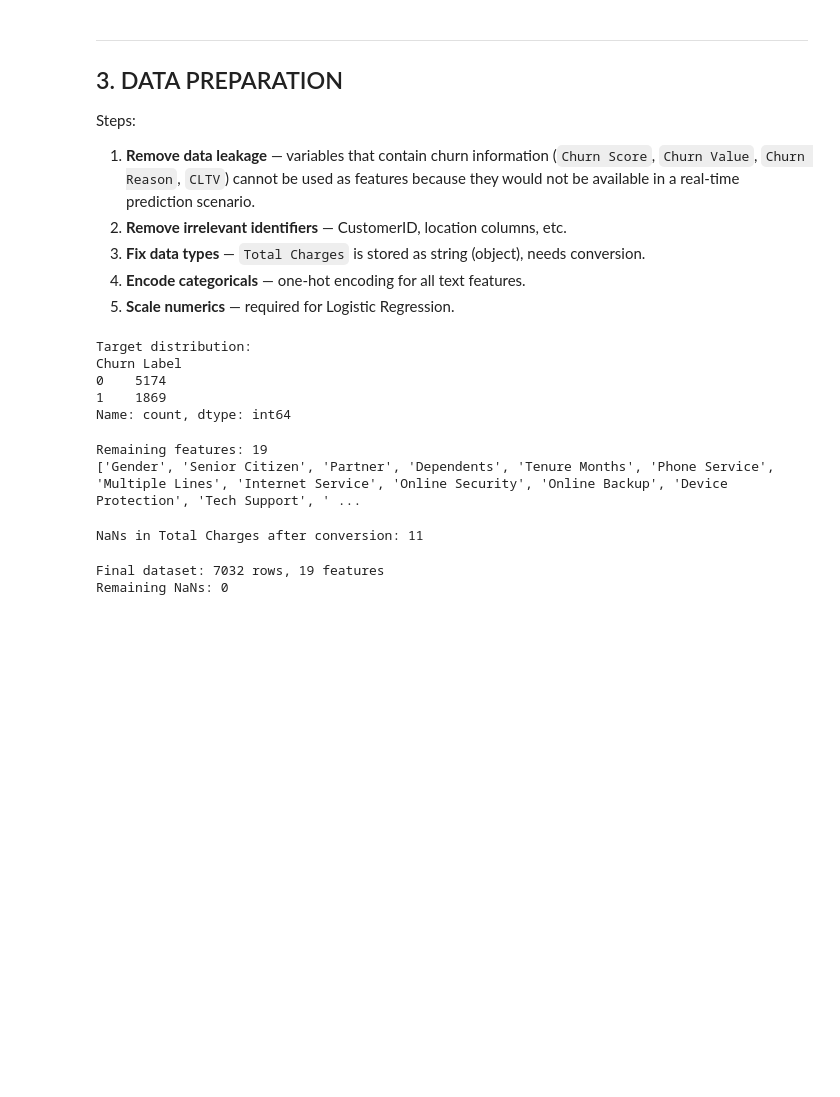
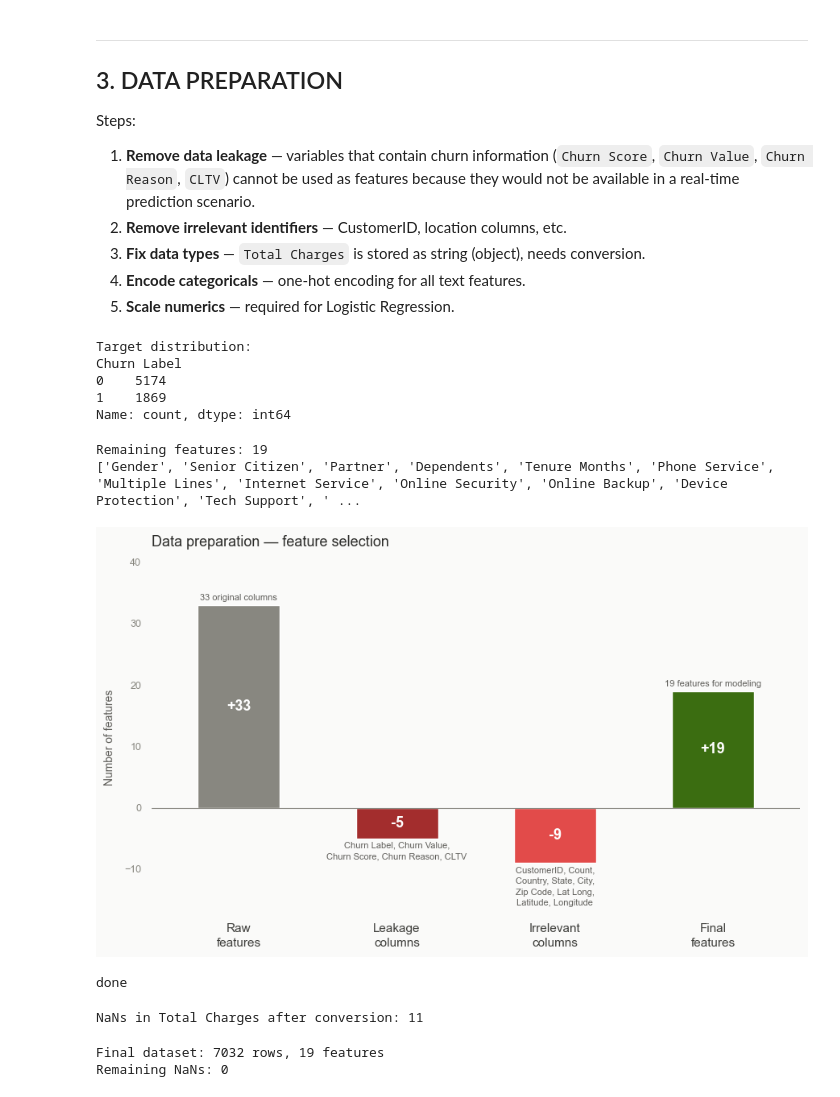
Before and after one commit to talesthury/htw_mpmd_2025_advanced_analytics_churn_prediction, a Jupyter notebook: notebook/telco_churn_crisp_dm.ipynb, the cells around one changed output. Saved outputs shown, nothing was run; the diff lists cells and outputs as text; code cells hidden in the pictures; blank space fills up the shorter version.

```diff
--- a/notebook/telco_churn_crisp_dm.ipynb
+++ b/notebook/telco_churn_crisp_dm.ipynb
@@ -235,6 +247,79 @@ print(df_model.columns.tolist())
 # %% [output]
 Remaining features: 19
 ['Gender', 'Senior Citizen', 'Partner', 'Dependents', 'Tenure Months', 'Phone Service', 'Multiple Lines', 'Internet Service', 'Online Security', 'Online Backup', 'Device Protection', 'Tech Support', ' ...
+# %%
+import matplotlib.pyplot as plt
+import matplotlib.patches as mpatches
+import numpy as np
+
+bars = [
+    {"label": "Raw\nfeatures",      "value":  33, "color": "#888780", "detail": "33 original columns"},
+    {"label": "Leakage\ncolumns",   "value":  -5, "color": "#A32D2D", "detail": "Churn Label, Churn Value,\nChurn Score, Churn Reason, CLTV"},
+    {"label": "Irrelevant\ncolumns","value":  -9, "color": "#E24B4A", "detail": "CustomerID, Count,\nCountry, State, City,\nZip Code, Lat Long,\nLatitude, Longitude"},
+    {"label": "Final\nfeatures",    "value":  19, "color": "#3B6D11", "detail": "19 features for modeling"},
+]
+
+fig, ax = plt.subplots(figsize=(9, 5.5))
+fig.patch.set_facecolor("#FAFAF9")
+ax.set_facecolor("#FAFAF9")
+
+x = np.arange(len(bars))
+bar_width = 0.52
+
+for i, b in enumerate(bars):
+    v = b["value"]
+    bottom = min(v, 0)
+    height = abs(v)
+
+    ax.bar(i, height, bottom=bottom, width=bar_width, color=b["color"], zorder=3)
+
+    # value label inside bar
+    label_y = bottom + height / 2
+    sign = "+" if v > 0 else ""
+    ax.text(i, label_y, f"{sign}{v}",
+            ha="center", va="center",
+            fontsize=13, fontweight="bold",
+            color="white", zorder=6)
+
+    # detail annotation — above positive bars, below negative bars
+    if v >= 0:
+        ax.text(i, v + 0.5, b["detail"],
+                ha="center", va="bottom",
+                fontsize=8, color="#5F5E5A", linespacing=1.45, zorder=6)
+    else:
+        ax.text(i, v - 0.5, b["detail"],
+                ha="center", va="top",
+                fontsize=8, color="#5F5E5A", linespacing=1.45, zorder=6)
+
+# zero line
+ax.axhline(0, color="#888780", linewidth=0.8, zorder=4)
+
+# axes
+ax.set_xticks(x)
+ax.set_xticklabels([b["label"] for b in bars], fontsize=11, color="#3d3d3a", linespacing=1.4)
+ax.set_ylim(-17, 40)
+ax.set_xlim(-0.55, len(bars) - 0.45)
+
+ax.yaxis.set_tick_params(labelsize=9, colors="#888780")
+ax.set_ylabel("Number of features", fontsize=10, color="#5F5E5A", labelpad=8)
+
+for spine in ["top", "right", "left", "bottom"]:
+    ax.spines[spine].set_visible(False)
+
+ax.yaxis.grid(False)
+ax.xaxis.grid(False)
+ax.tick_params(axis="x", bottom=False)
+
+ax.set_title("Data preparation — feature selection",
+             fontsize=13, fontweight="normal",
+             color="#2C2C2A", pad=14, loc="left")
+
+plt.tight_layout()
+plt.show()
+print("done")
+# %% [output]
+[figure, added]
+done
 # %%
 # ── STEP 3: FIX DATA TYPES ─────────────────────────────────────────────────────
 # WHY: 'Total Charges' is stored as object (string) in the raw file because
```
Also changed, not shown: parts of 7 cells of this notebook, 1 other file.
